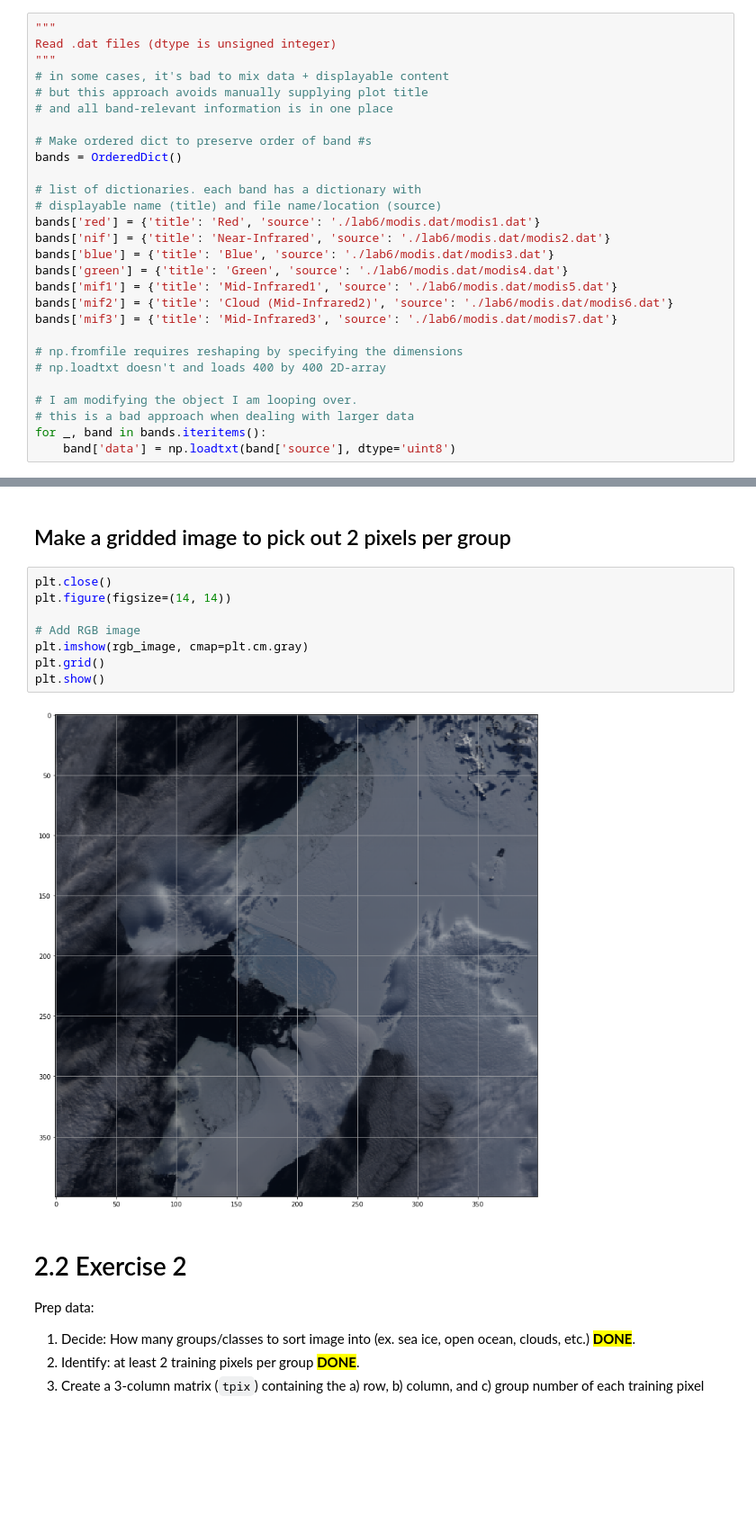
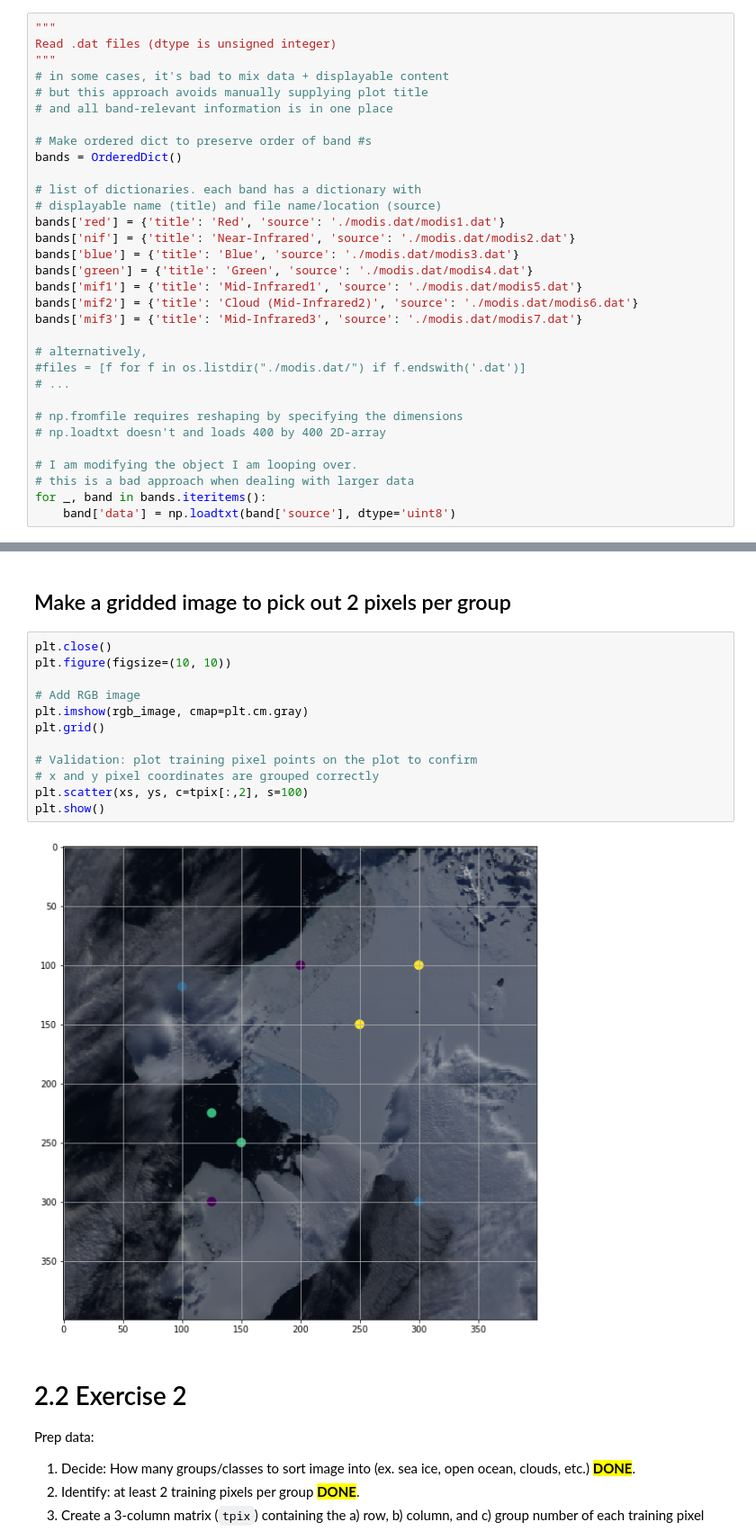
Before and after one commit to moonlimb/sio236-remote-sensing, a Jupyter notebook: lab6/Limb_Moon_lab6.ipynb, the cells around one changed output, grey strips where cells are left out. Shown at 90% size. Saved outputs shown, nothing was run; the diff lists cells and outputs as text; blank space fills up the shorter version.

```diff
--- a/lab6/Limb_Moon_lab6.ipynb
+++ b/lab6/Limb_Moon_lab6.ipynb
@@ -52,13 +69,17 @@ bands = OrderedDict()
 
 # list of dictionaries. each band has a dictionary with
 # displayable name (title) and file name/location (source)
-bands['red'] = {'title': 'Red', 'source': './lab6/modis.dat/modis1.dat'}
-bands['nif'] = {'title': 'Near-Infrared', 'source': './lab6/modis.dat/modis2.dat'}
-bands['blue'] = {'title': 'Blue', 'source': './lab6/modis.dat/modis3.dat'}
-bands['green'] = {'title': 'Green', 'source': './lab6/modis.dat/modis4.dat'}
-bands['mif1'] = {'title': 'Mid-Infrared1', 'source': './lab6/modis.dat/modis5.dat'}
-bands['mif2'] = {'title': 'Cloud (Mid-Infrared2)', 'source': './lab6/modis.dat/modis6.dat'}
-bands['mif3'] = {'title': 'Mid-Infrared3', 'source': './lab6/modis.dat/modis7.dat'}
+bands['red'] = {'title': 'Red', 'source': './modis.dat/modis1.dat'}
+bands['nif'] = {'title': 'Near-Infrared', 'source': './modis.dat/modis2.dat'}
+bands['blue'] = {'title': 'Blue', 'source': './modis.dat/modis3.dat'}
+bands['green'] = {'title': 'Green', 'source': './modis.dat/modis4.dat'}
+bands['mif1'] = {'title': 'Mid-Infrared1', 'source': './modis.dat/modis5.dat'}
+bands['mif2'] = {'title': 'Cloud (Mid-Infrared2)', 'source': './modis.dat/modis6.dat'}
+bands['mif3'] = {'title': 'Mid-Infrared3', 'source': './modis.dat/modis7.dat'}
+
+# alternatively,
+#files = [f for f in os.listdir("./modis.dat/") if f.endswith('.dat')]
+# ...
 
 # np.fromfile requires reshaping by specifying the dimensions
 # np.loadtxt doesn't and loads 400 by 400 2D-array
@@ -122,14 +143,18 @@ plt.show()
 ## Make a gridded image to pick out 2 pixels per group
 # %%
 plt.close()
-plt.figure(figsize=(14, 14))
+plt.figure(figsize=(10, 10))
 
 # Add RGB image
 plt.imshow(rgb_image, cmap=plt.cm.gray)
 plt.grid()
+
+# Validation: plot training pixel points on the plot to confirm
+# x and y pixel coordinates are grouped correctly
+plt.scatter(xs, ys, c=tpix[:,2], s=100)
 plt.show()
 # %% [output]
-[figure, old version]
+[figure, new version]
 # %% [markdown]
 # 2.2 Exercise 2
 
```
Also changed, not shown: parts of 35 cells of this notebook, 1 other file.
